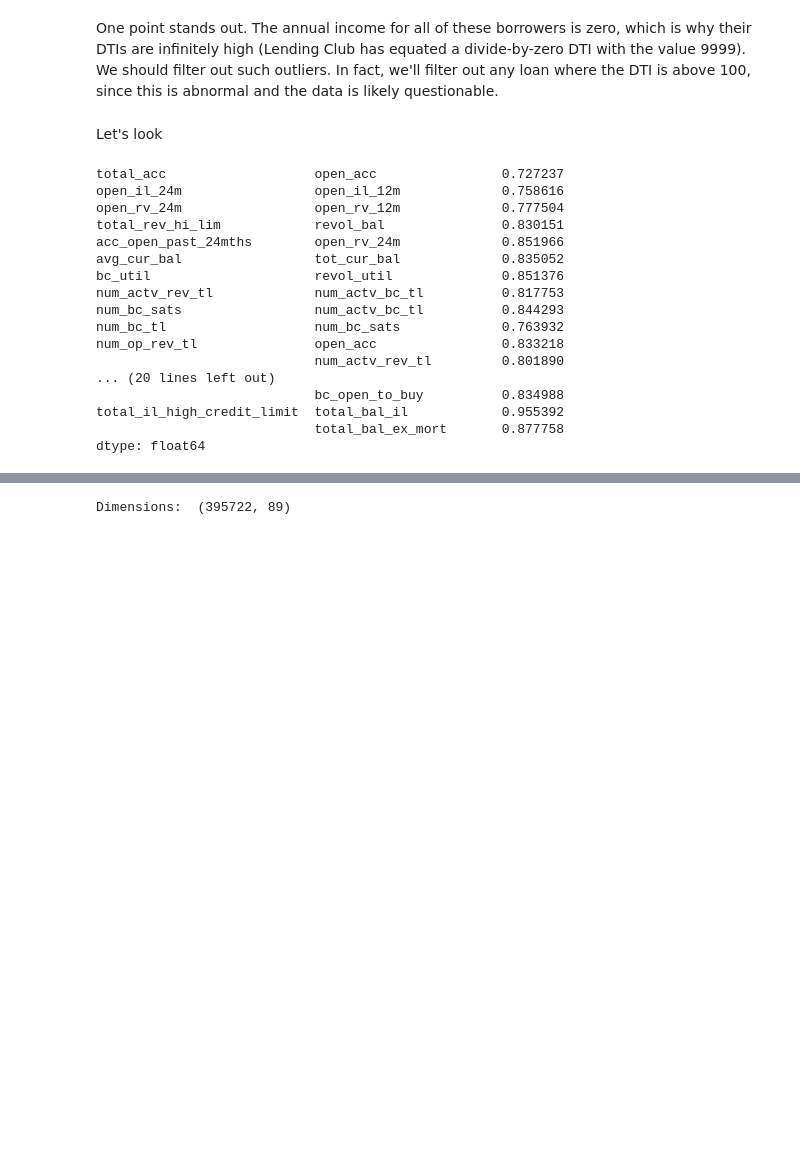
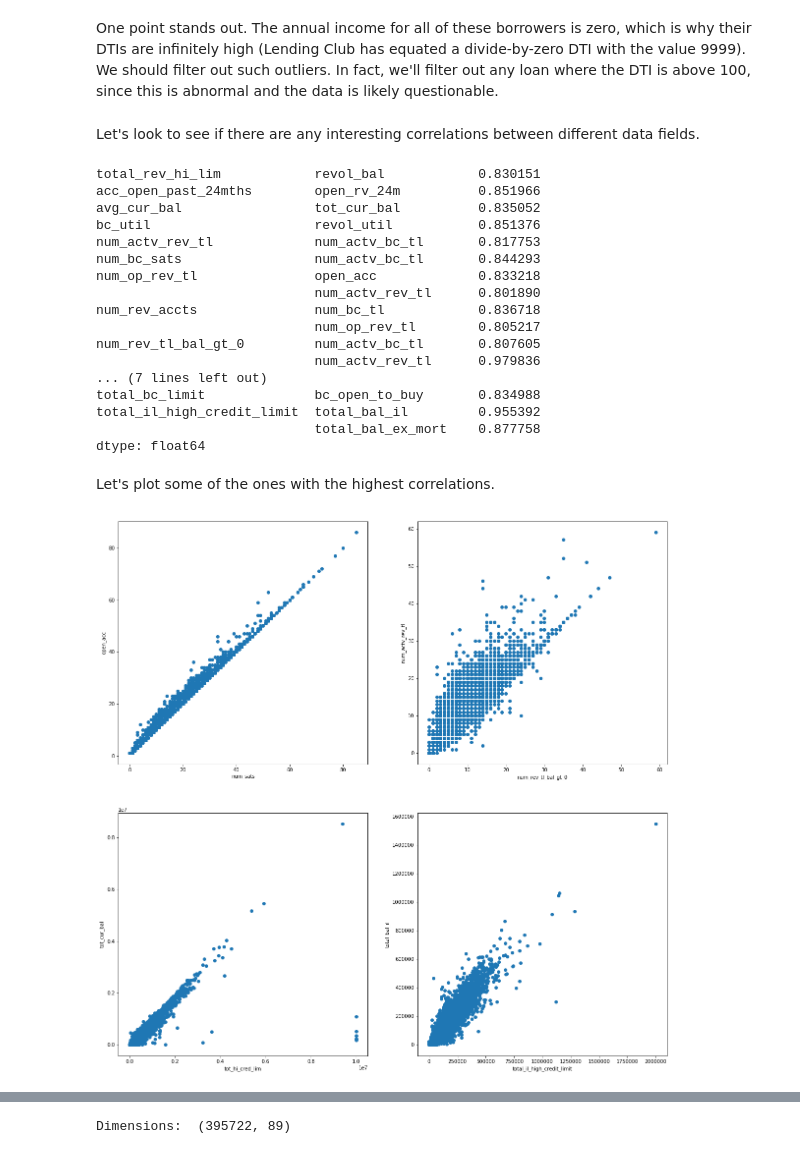
Before and after one commit to nsheth12/lending-club-analysis, a Jupyter notebook: Reverse Engineer LC Grading.ipynb, the cells around one changed output, grey strips where cells are left out. Cells and saved outputs as stored; diff of their text form; code cells hidden in the pictures; blank space fills up the shorter version.

```diff
--- a/Reverse Engineer LC Grading.ipynb
+++ b/Reverse Engineer LC Grading.ipynb
@@ -165,28 +164,51 @@ lc.loc[lc["dti"] > 9000, :][:5]
 One point stands out. The annual income for all of these borrowers is zero, which is why their DTIs are infinitely high (Lending Club has equated a divide-by-zero DTI with the value 9999). We should filter out such outliers. In fact, we'll filter out any loan where the DTI is above 100, since this is abnormal and the data is likely questionable.
 # %%
 lc = lc[lc["dti"] < 100]
-# %% [markdown]
-Let's look
+# %% [markdown]
+Let's look to see if there are any interesting correlations between different data fields.
 # %%
 cor = lc.corr()
 cor.loc[:, :] = np.tril(cor, k=-1)
 cor = cor.stack()
-cor[(cor > 0.7) | (cor < -0.7)]
+cor[(cor > 0.8) | (cor < -0.8)]
 # %% [output]
-total_acc                   open_acc                0.727237
-open_il_24m                 open_il_12m             0.758616
-open_rv_24m                 open_rv_12m             0.777504
-total_rev_hi_lim            revol_bal               0.830151
-acc_open_past_24mths        open_rv_24m             0.851966
-avg_cur_bal                 tot_cur_bal             0.835052
-bc_util                     revol_util              0.851376
-num_actv_rev_tl             num_actv_bc_tl          0.817753
-num_bc_sats                 num_actv_bc_tl          0.844293
-num_bc_tl                   num_bc_sats             0.763932
-num_op_rev_tl               open_acc                0.833218
-                            num_actv_rev_tl         0.801890
-... (20 lines left out)
-                            bc_open_to_buy          0.834988
-total_il_high_credit_limit  total_bal_il            0.955392
-                            total_bal_ex_mort       0.877758
+total_rev_hi_lim            revol_bal            0.830151
+acc_open_past_24mths        open_rv_24m          0.851966
+avg_cur_bal                 tot_cur_bal          0.835052
+bc_util                     revol_util           0.851376
+num_actv_rev_tl             num_actv_bc_tl       0.817753
+num_bc_sats                 num_actv_bc_tl       0.844293
+num_op_rev_tl               open_acc             0.833218
+                            num_actv_rev_tl      0.801890
+num_rev_accts               num_bc_tl            0.836718
+                            num_op_rev_tl        0.805217
+num_rev_tl_bal_gt_0         num_actv_bc_tl       0.807605
+                            num_actv_rev_tl      0.979836
+... (7 lines left out)
+total_bc_limit              bc_open_to_buy       0.834988
+total_il_high_credit_limit  total_bal_il         0.955392
+                            total_bal_ex_mort    0.877758
 dtype: float64
+# %% [markdown]
+Let's plot some of the ones with the highest correlations.
+# %%
+def plot_scatter (ax, series1, series2, var1, var2):
+    ax.scatter(series1, series2)
+    ax.set_xlabel(var1)
+    ax.set_ylabel(var2)
+
+fig = plt.figure(1, figsize=(20,20))
+
+ax = fig.add_subplot(221)
+plot_scatter(ax, lc["num_sats"].values, lc["open_acc"].values, "num_sats", "open_acc")
+
+ax2 = fig.add_subplot(222)
+plot_scatter(ax2, lc["num_rev_tl_bal_gt_0"].values, lc["num_actv_rev_tl"].values, "num_rev_tl_bal_gt_0", "num_actv_rev_tl")
+
+ax3 = fig.add_subplot(223)
+plot_scatter(ax3, lc["tot_hi_cred_lim"].values, lc["tot_cur_bal"].values, "tot_hi_cred_lim", "tot_cur_bal")
+
+ax4 = fig.add_subplot(224)
+plot_scatter(ax4, lc["total_il_high_credit_limit"].values, lc["total_bal_il"].values, "total_il_high_credit_limit", "total_bal_il")
+# %% [output]
+[figure, added]
```
Also changed, not shown: parts of 34 cells of this notebook.
